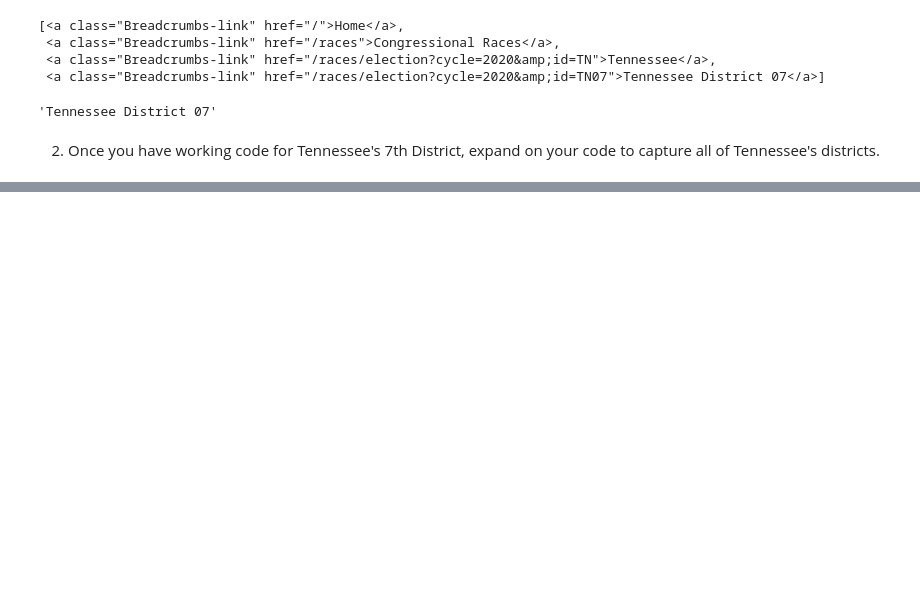
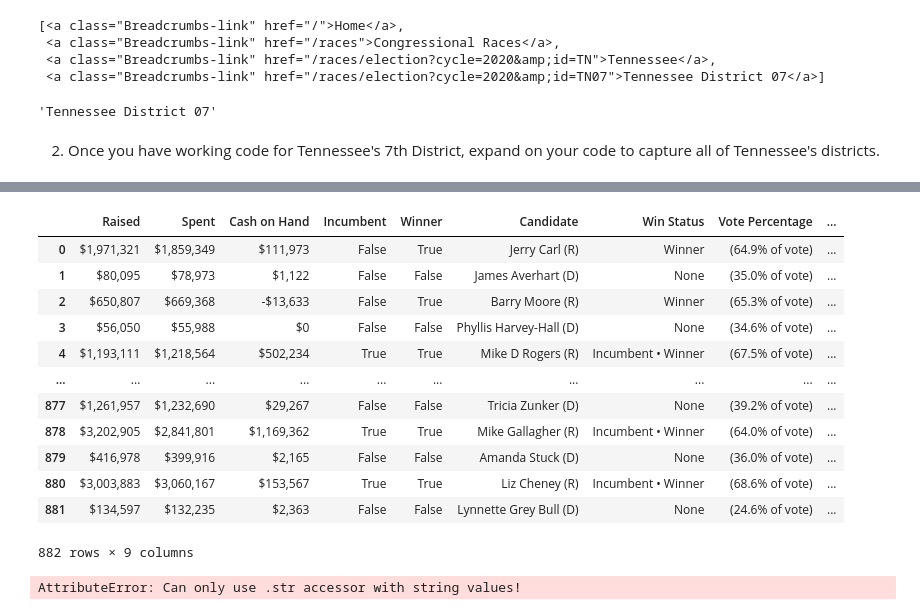
Before and after one commit to KagonDeans/webscraping-open-secrets, a Jupyter notebook: notebooks/KD_Branch_Project.ipynb, the cells around one changed output, grey strips where cells are left out. Cells and saved outputs as stored; diff of their text form; code cells hidden in the pictures; blank space fills up the shorter version.

```diff
--- a/notebooks/KD_Branch_Project.ipynb
+++ b/notebooks/KD_Branch_Project.ipynb
@@ -246,0 +442,31 @@ TN_df
+# %%
+Grand_Table_US[['State District', 'Race']] = Grand_Table_US.State_District_Title.str.split("2020", n=1, expand=True)
+# %%
+Grand_Table_US = Grand_Table_US.drop(columns = ['State_District_Title', 'Race'])
+# %%
+Grand_Table_US
+# %% [output]
+|  | Raised | Spent | Cash on Hand | Incumbent | Winner | Candidate | Win Status | Vote Percentage | ... |
+| 0 | $1,971,321 | $1,859,349 | $111,973 | False | True | Jerry Carl (R) | Winner | (64.9% of vote) | ... |
+| 1 | $80,095 | $78,973 | $1,122 | False | False | James Averhart (D) | None | (35.0% of vote) | ... |
+| 2 | $650,807 | $669,368 | -$13,633 | False | True | Barry Moore (R) | Winner | (65.3% of vote) | ... |
+| 3 | $56,050 | $55,988 | $0 | False | False | Phyllis Harvey-Hall (D) | None | (34.6% of vote) | ... |
+| 4 | $1,193,111 | $1,218,564 | $502,234 | True | True | Mike D Rogers (R) | Incumbent • Winner | (67.5% of vote) | ... |
+| ... | ... | ... | ... | ... | ... | ... | ... | ... | ... |
+| 877 | $1,261,957 | $1,232,690 | $29,267 | False | False | Tricia Zunker (D) | None | (39.2% of vote) | ... |
+| 878 | $3,202,905 | $2,841,801 | $1,169,362 | True | True | Mike Gallagher (R) | Incumbent • Winner | (64.0% of vote) | ... |
+| 879 | $416,978 | $399,916 | $2,165 | False | False | Amanda Stuck (D) | None | (36.0% of vote) | ... |
+| 880 | $3,003,883 | $3,060,167 | $153,567 | True | True | Liz Cheney (R) | Incumbent • Winner | (68.6% of vote) | ... |
+| 881 | $134,597 | $132,235 | $2,363 | False | False | Lynnette Grey Bull (D) | None | (24.6% of vote) | ... |
+882 rows × 9 columns
+# %%
+df = pd.DataFrame(Grand_Table_US_Districts_Summary_Running_Info)
+
+
+clean_columns = ['Raised', 'Spent', 'Cash on Hand']
+
+for column in clean_columns:
+    df[column] = df[column].str.replace('$', '').str.replace(',', '').astype(float)
+print(df)
+# %% [output]
+AttributeError: Can only use .str accessor with string values!
```
Also changed, not shown: parts of 53 cells of this notebook.
